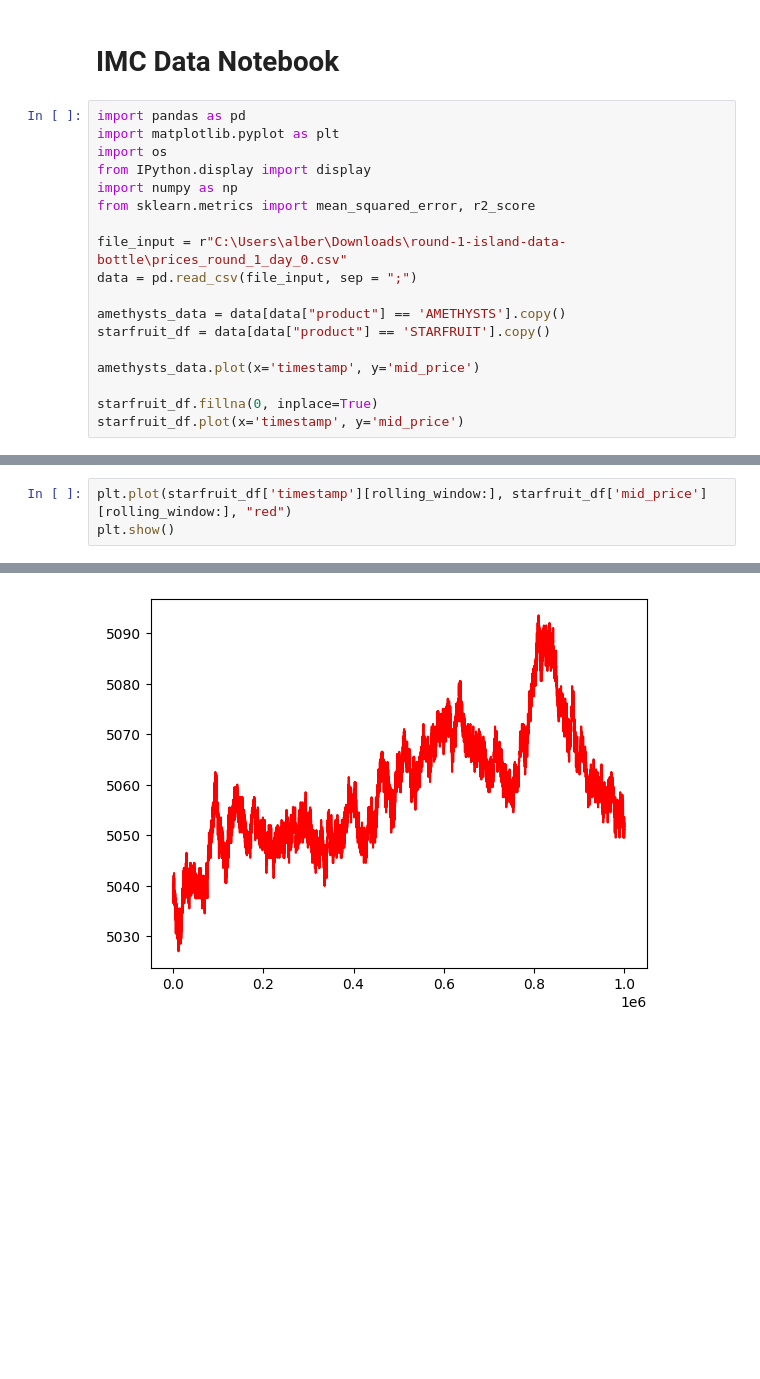
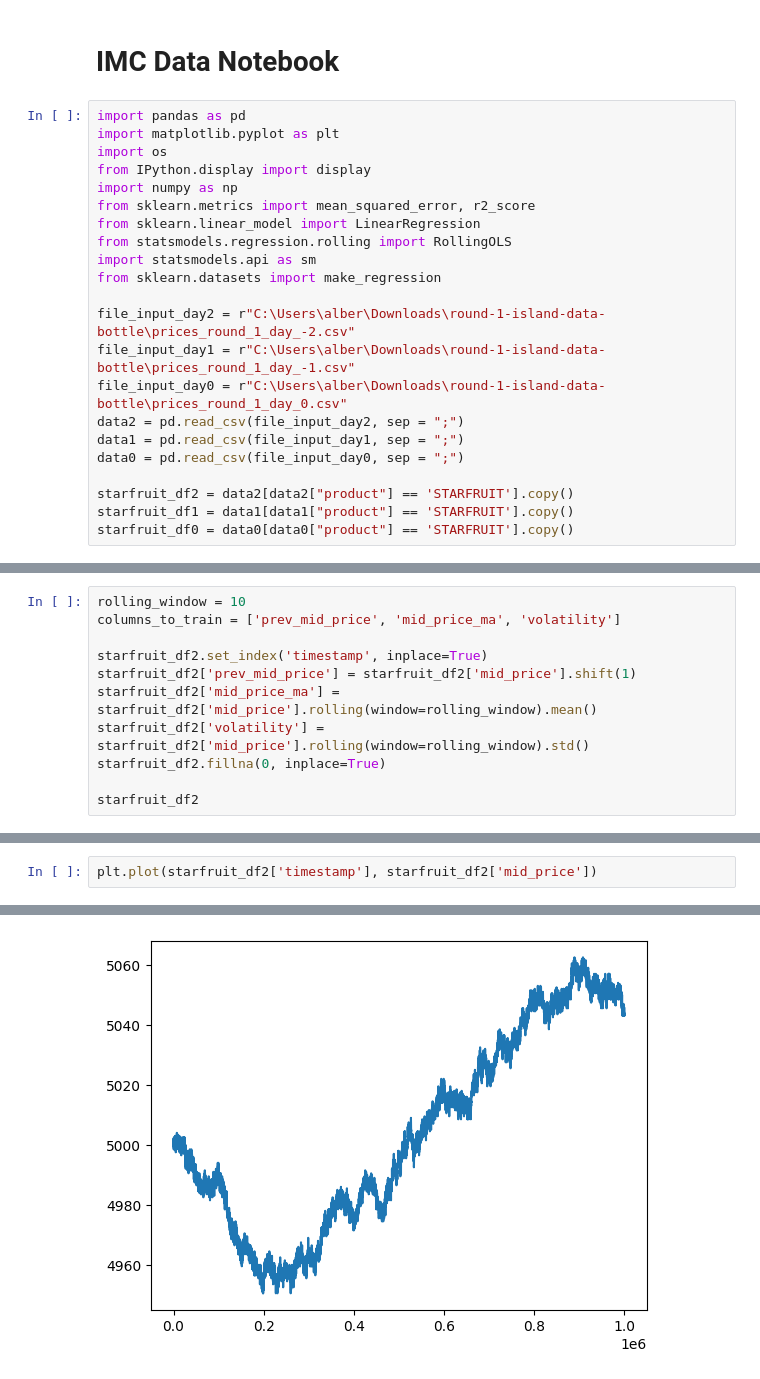
Before and after one commit to albertbw011/IMCProsperity, a Jupyter notebook: IMC Data.ipynb, the cells around one changed output, grey strips where cells are left out. Saved outputs shown, nothing was run; the diff lists cells and outputs as text; blank space fills up the shorter version.

```diff
--- a/IMC Data.ipynb
+++ b/IMC Data.ipynb
@@ -7,14 +7,18 @@ import os
 from IPython.display import display
 import numpy as np
 from sklearn.metrics import mean_squared_error, r2_score
+from sklearn.linear_model import LinearRegression
+from statsmodels.regression.rolling import RollingOLS
+import statsmodels.api as sm
+from sklearn.datasets import make_regression
 
-file_input = r"C:\Users\alber\Downloads\round-1-island-data-bottle\prices_round_1_day_0.csv"
-data = pd.read_csv(file_input, sep = ";")
+file_input_day2 = r"C:\Users\alber\Downloads\round-1-island-data-bottle\prices_round_1_day_-2.csv"
+file_input_day1 = r"C:\Users\alber\Downloads\round-1-island-data-bottle\prices_round_1_day_-1.csv"
+file_input_day0 = r"C:\Users\alber\Downloads\round-1-island-data-bottle\prices_round_1_day_0.csv"
+data2 = pd.read_csv(file_input_day2, sep = ";")
+data1 = pd.read_csv(file_input_day1, sep = ";")
+data0 = pd.read_csv(file_input_day0, sep = ";")
 
-amethysts_data = data[data["product"] == 'AMETHYSTS'].copy()
-starfruit_df = data[data["product"] == 'STARFRUIT'].copy()
-
-amethysts_data.plot(x='timestamp', y='mid_price')
-
-starfruit_df.fillna(0, inplace=True)
-starfruit_df.plot(x='timestamp', y='mid_price')
+starfruit_df2 = data2[data2["product"] == 'STARFRUIT'].copy()
+starfruit_df1 = data1[data1["product"] == 'STARFRUIT'].copy()
+starfruit_df0 = data0[data0["product"] == 'STARFRUIT'].copy()
@@ -47,0 +25,11 @@ starfruit_df
+# %%
+rolling_window = 10
+columns_to_train = ['prev_mid_price', 'mid_price_ma', 'volatility']
+
+starfruit_df2.set_index('timestamp', inplace=True)
+starfruit_df2['prev_mid_price'] = starfruit_df2['mid_price'].shift(1)
+starfruit_df2['mid_price_ma'] = starfruit_df2['mid_price'].rolling(window=rolling_window).mean()
+starfruit_df2['volatility'] = starfruit_df2['mid_price'].rolling(window=rolling_window).std()
+starfruit_df2.fillna(0, inplace=True)
+
+starfruit_df2
@@ -48,4 +68,3 @@ starfruit_df
 # %%
-plt.plot(starfruit_df['timestamp'][rolling_window:], starfruit_df['mid_price'][rolling_window:], "red")
-plt.show()
+plt.plot(starfruit_df2['timestamp'], starfruit_df2['mid_price'])
 # %% [output]
@@ -52 +72 @@ plt.show()
-[figure, old version]
+[figure, new version]
```
Also changed, not shown: parts of 13 cells of this notebook, 1 other file.
